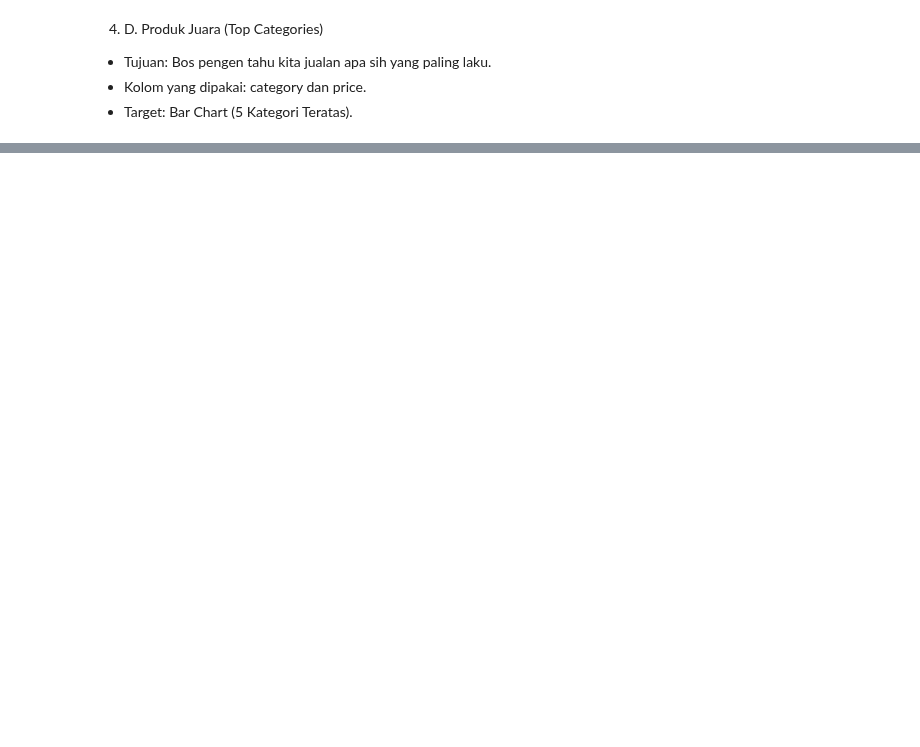
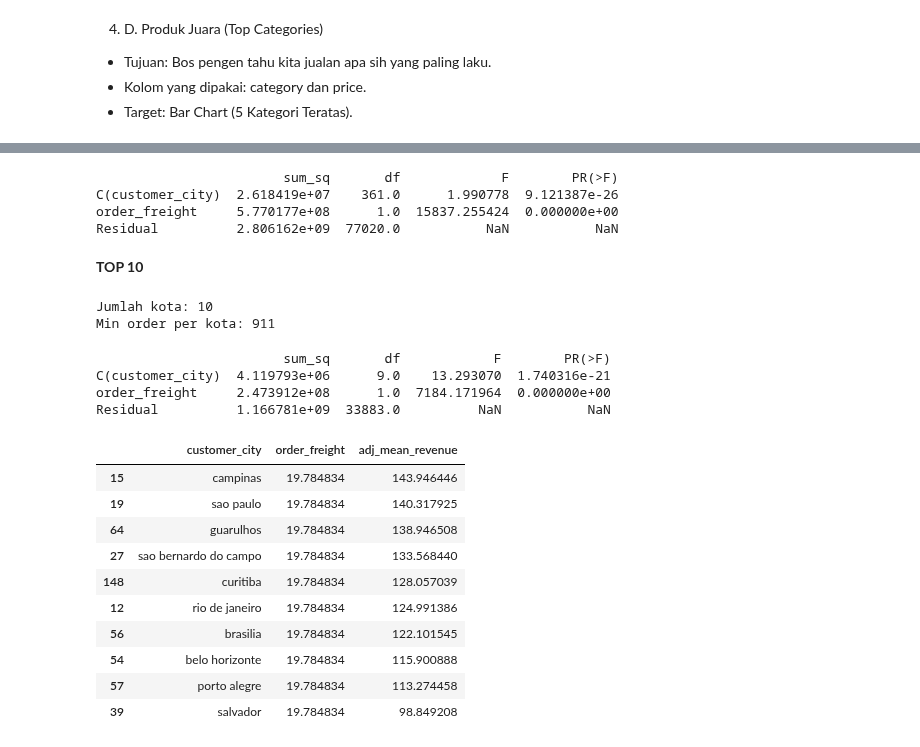
Before and after one commit to Aris0506/Python-Data-Analysis-Project-learning-journey, a Jupyter notebook: training cleaning data/olist e-commerce.ipynb, the cells around one changed output, grey strips where cells are left out. Cells and saved outputs as stored; diff of their text form; code cells hidden in the pictures; blank space fills up the shorter version.

```diff
--- a/training cleaning data/olist e-commerce.ipynb
+++ b/training cleaning data/olist e-commerce.ipynb
@@ -510,0 +563,74 @@ plt.show()
+# %%
+import statsmodels.formula.api as smf
+import statsmodels.api as sm
+
+model_clean = smf.ols(
+    "order_revenue ~ C(customer_city) + order_freight",
+    data=df_order_valid
+).fit()
+
+anova_clean = sm.stats.anova_lm(model_clean, typ=2)
+print(anova_clean)
+# %% [output]
+                        sum_sq       df             F        PR(>F)
+C(customer_city)  2.618419e+07    361.0      1.990778  9.121387e-26
+order_freight     5.770177e+08      1.0  15837.255424  0.000000e+00
+Residual          2.806162e+09  77020.0           NaN           NaN
+# %% [markdown]
+**TOP 10**
+# %%
+top10_cities = (
+    df_order.groupby("customer_city")["order_id"]
+    .nunique()
+    .sort_values(ascending=False)
+    .head(10)
+    .index
+)
+
+df_order_top10 = df_order[df_order["customer_city"].isin(top10_cities)]
+# %%
+print("Jumlah kota:", df_order_top10["customer_city"].nunique())
+print("Min order per kota:",
+      df_order_top10.groupby("customer_city")["order_id"].nunique().min())
+# %% [output]
+Jumlah kota: 10
+Min order per kota: 911
+# %%
+import statsmodels.formula.api as smf
+import statsmodels.api as sm
+
+model_top10 = smf.ols(
+    "order_revenue ~ C(customer_city) + order_freight",
+    data=df_order_top10
+).fit()
+
+anova_top10 = sm.stats.anova_lm(model_top10, typ=2)
+print(anova_top10)
+# %% [output]
+                        sum_sq       df            F        PR(>F)
+C(customer_city)  4.119793e+06      9.0    13.293070  1.740316e-21
+order_freight     2.473912e+08      1.0  7184.171964  0.000000e+00
+Residual          1.166781e+09  33883.0          NaN           NaN
+# %%
+mean_freight = df_order_top10["order_freight"].mean()
+
+pred = (
+    df_order_top10[["customer_city"]]
+    .drop_duplicates()
+    .assign(order_freight=mean_freight)
+)
+
+pred["adj_mean_revenue"] = model_top10.predict(pred)
+pred.sort_values("adj_mean_revenue", ascending=False)
+# %% [output]
+|  | customer_city | order_freight | adj_mean_revenue |
+| 15 | campinas | 19.784834 | 143.946446 |
+| 19 | sao paulo | 19.784834 | 140.317925 |
+| 64 | guarulhos | 19.784834 | 138.946508 |
+| 27 | sao bernardo do campo | 19.784834 | 133.568440 |
+| 148 | curitiba | 19.784834 | 128.057039 |
+| 12 | rio de janeiro | 19.784834 | 124.991386 |
+| 56 | brasilia | 19.784834 | 122.101545 |
+| 54 | belo horizonte | 19.784834 | 115.900888 |
+| 57 | porto alegre | 19.784834 | 113.274458 |
+| 39 | salvador | 19.784834 | 98.849208 |
```
Also changed, not shown: parts of 8 cells of this notebook, 8 other files.
